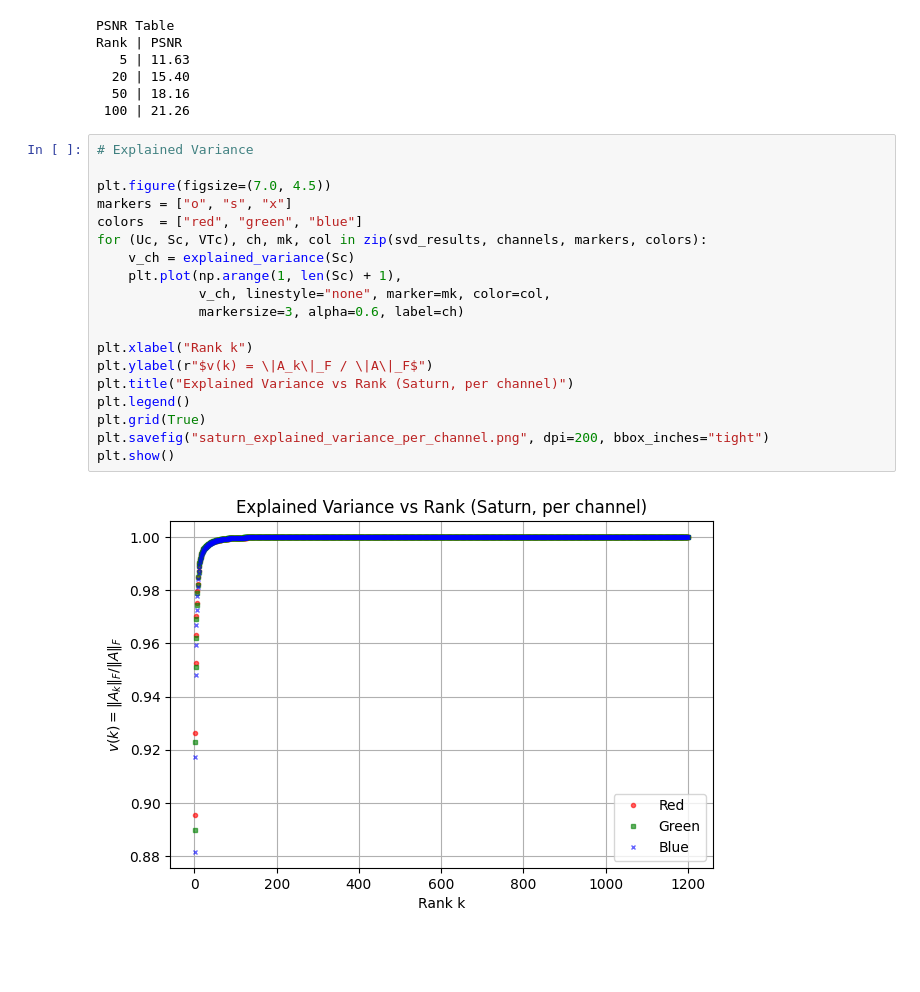
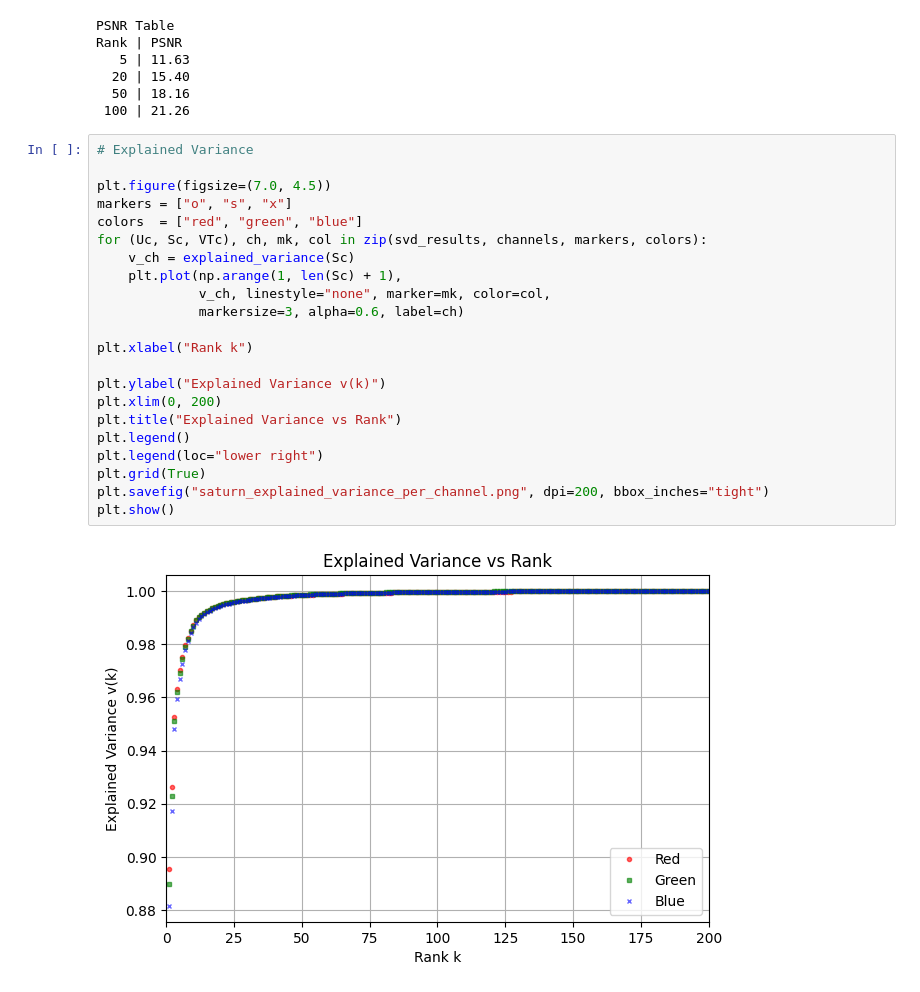
Before and after one commit to dalala333/ma4222, a Jupyter notebook: mini_project_1.ipynb, the cells around one changed output. Cells and saved outputs as stored; diff of their text form; blank space fills up the shorter version.

```diff
--- a/mini_project_1.ipynb
+++ b/mini_project_1.ipynb
@@ -248,21 +256,24 @@ Rank | PSNR
 # %%
 # Explained Variance
 
 plt.figure(figsize=(7.0, 4.5))
 markers = ["o", "s", "x"]
 colors  = ["red", "green", "blue"]
 for (Uc, Sc, VTc), ch, mk, col in zip(svd_results, channels, markers, colors):
     v_ch = explained_variance(Sc)
     plt.plot(np.arange(1, len(Sc) + 1),
              v_ch, linestyle="none", marker=mk, color=col,
              markersize=3, alpha=0.6, label=ch)
 
 plt.xlabel("Rank k")
-plt.ylabel(r"$v(k) = \|A_k\|_F / \|A\|_F$")
-plt.title("Explained Variance vs Rank (Saturn, per channel)")
+
+plt.ylabel("Explained Variance v(k)")
+plt.xlim(0, 200)
+plt.title("Explained Variance vs Rank")
 plt.legend()
+plt.legend(loc="lower right")
 plt.grid(True)
 plt.savefig("saturn_explained_variance_per_channel.png", dpi=200, bbox_inches="tight")
 plt.show()
 # %% [output]
-[figure, old version]
+[figure, new version]
```
Also changed, not shown: parts of 3 cells of this notebook, 2 other files.
